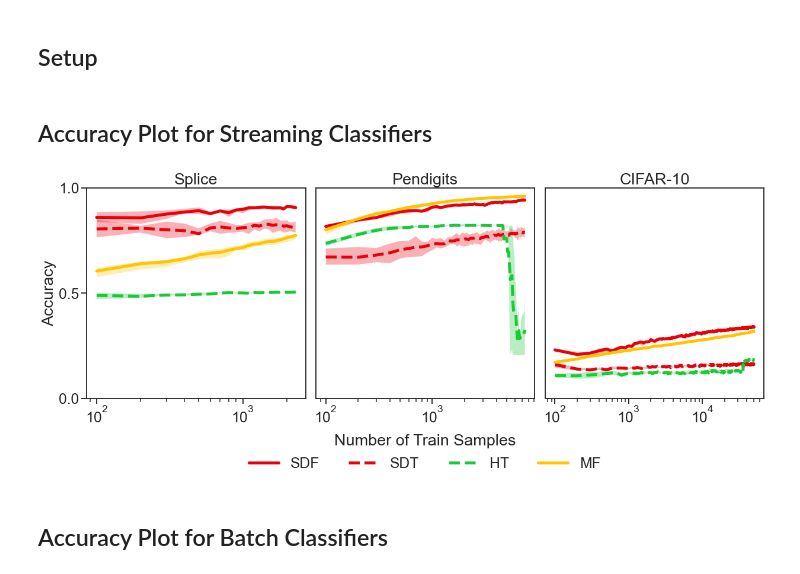
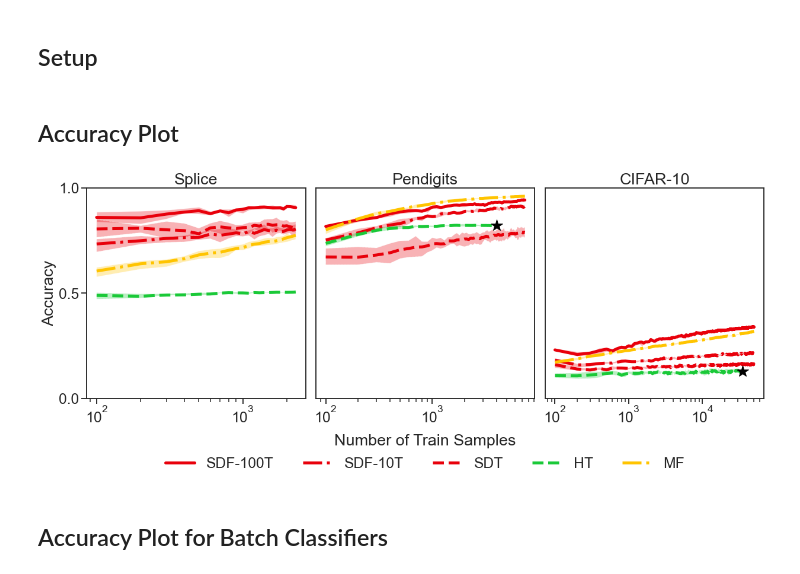
Before and after one commit to neurodata/SDTF, a Jupyter notebook: docs/select.ipynb, the cells around one changed output. Drawn from its saved outputs; the diff is of its cells as text; code cells hidden in the pictures.

```diff
--- a/docs/select.ipynb
+++ b/docs/select.ipynb
@@ -72,6 +94,6 @@ directory = "../benchmarks/results/"
 datasets = ["splice", "pendigits", "cifar10"]
 ranges = [23, 74, 500]
 # %% [markdown]
-## Accuracy Plot for Streaming Classifiers
+## Accuracy Plot
 # %%
 prefixes = ["sdf/", "sdt/", "ht/", "mf/"]
@@ -84,7 +106,12 @@ for i, dataset in enumerate(datasets):
     acc_l = []
 
     for prefix in prefixes:
-        acc = load_result(directory + prefix + dataset + "_acc.txt")[:10]
+        if prefix == "sdf/":
+            acc = load_result(directory + prefix + dataset + "_acc.txt")[:10]
+            acc_l.append(acc)
+            acc = load_result(directory + prefix + dataset + "_acc.txt")[10:]
+        else:
+            acc = load_result(directory + prefix + dataset + "_acc.txt")[:10]
         acc_l.append(acc)
 
     acc_ls.append(acc_l)
@@ -93,9 +120,9 @@ fig, ax = plt.subplots(nrows=1, ncols=3, figsize=(17, 6), constrained_layout=Tru
 
 fig.text(0.53, -0.07, "Number of Train Samples", ha="center")
 xtitles = ["Splice", "Pendigits", "CIFAR-10"]
-ytitles = ["Accuracy"]
-ylimits = [[0, 1]]
-yticks = [[0, 0.5, 1]]
+ytitles = ["Accuracy", "Virtual Memory (GB)"]
+ylimits = [[0, 1], [0, 56]]
+yticks = [[0, 0.5, 1], [0, 56]]
 
 for i, col in enumerate(ax):
     col.set_xscale("log")
@@ -103,35 +130,35 @@ for i, col in enumerate(ax):
 
     n_train = range(100, (ranges[i] + 1) * 100, 100)
 
     # Label x axis and plot figures
     col.set_title(xtitles[i])
-    plot_acc(col, acc_ls, i, n_train)
+    plot_acc(col, acc_ls, i, n_train, ht_mod=True)
 
     # Label y axis
     if i % 3 == 0:
         col.set_yticks(yticks[0])
         col.set_ylabel(ytitles[i])
     else:
         col.set_yticks([])
 
 fig.align_ylabels(
     ax[
         :,
     ]
 )
 
 leg = fig.legend(
     bbox_to_anchor=(0.53, -0.22),
     bbox_transform=plt.gcf().transFigure,
     ncol=6,
     loc="lower center",
 )
 leg.get_frame().set_linewidth(0.0)
 for legobj in leg.legendHandles:
     legobj.set_linewidth(5.0)
 plt.savefig("../paper/select_acc_stream.pdf", transparent=True, bbox_inches="tight")
 # %% [output]
-[figure, old version]
+[figure, new version]
 # %% [markdown]
 ## Accuracy Plot for Batch Classifiers
 # %%
```
Also changed, not shown: parts of 11 cells of this notebook, 4 other files.
